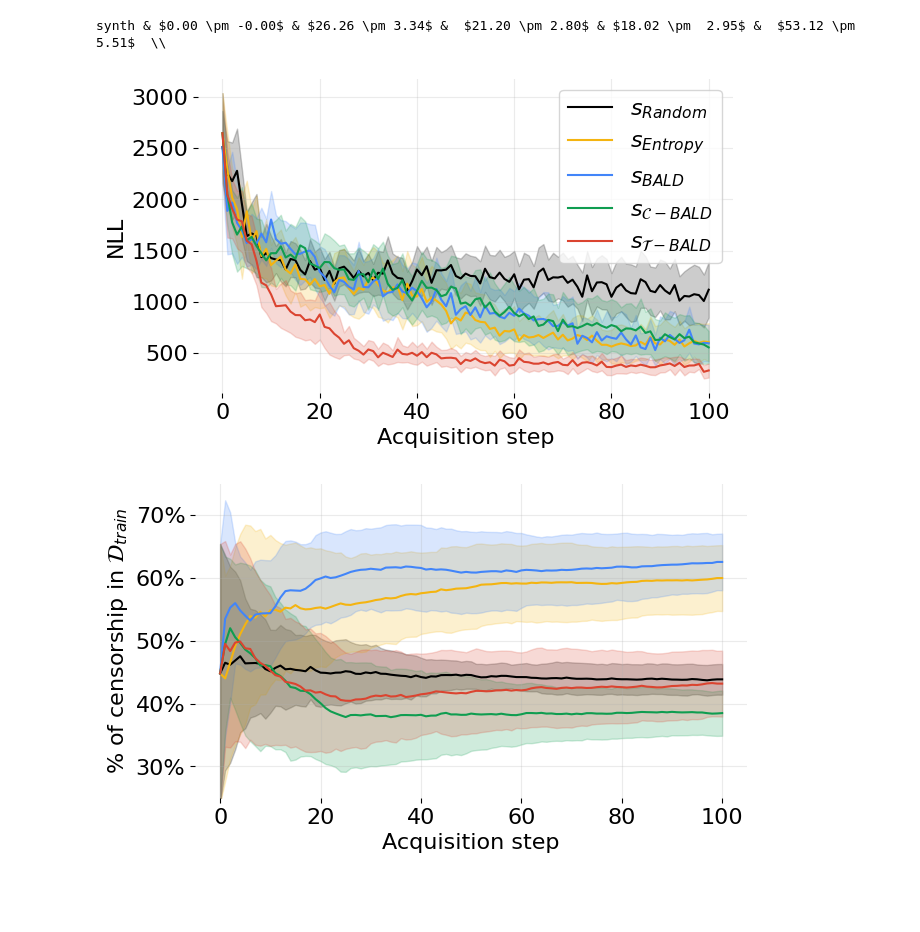
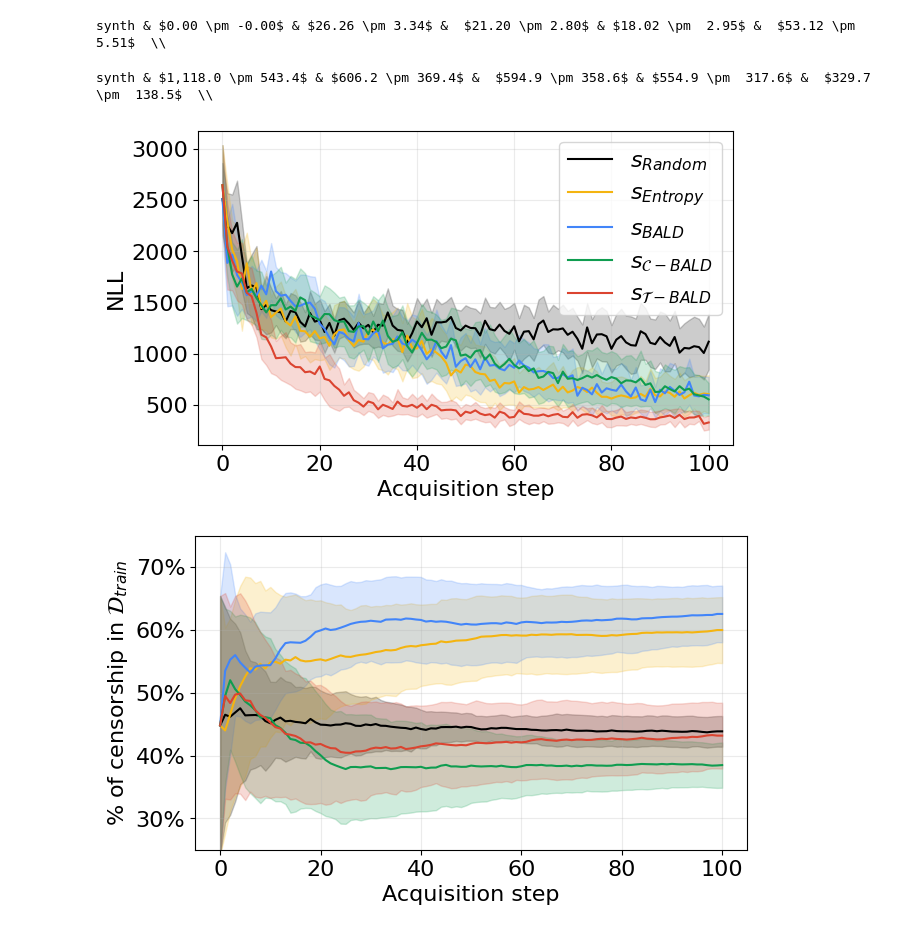
Before and after one commit to fbohu/Censored-Active-Learning, a Jupyter notebook: eval.ipynb, the cells around one changed output. Cells and saved outputs as stored; diff of their text form; code cells hidden in the pictures; blank space fills up the shorter version.

```diff
--- a/eval.ipynb
+++ b/eval.ipynb
@@ -254,3 +271,38 @@ whas & 256 & 3 & $0.00 \pm -0.00$ & $-1.64 \pm 0.29$ &  $4.44 \pm 0.43$ & $18.39
 whas & 64 & 4 & $0.00 \pm 0.00$ & $-9.15 \pm 0.29$ &  $-11.12 \pm 0.31$ & $-15.69 \pm  0.37$ &  $-23.44 \pm  0.26$  \\
 whas & 128 & 4 & $0.00 \pm -0.00$ & $-0.65 \pm 0.74$ &  $0.77 \pm 0.76$ & $-7.07 \pm  0.99$ &  $-21.37 \pm  0.54$  \\
 whas & 256 & 4 & $0.00 \pm -0.00$ & $0.04 \pm 0.60$ &  $-3.51 \pm 0.63$ & $18.04 \pm  1.30$ &  $5.86 \pm  1.23$  \\
+# %%
+dataset = 'breastMSK'
+layers = [2, 3,4]
+size = [64,128,256]
+for l in layers:
+    for s in size:
+        with open('results/'+dataset+'/random-'+str(s) + str(l) +'.pickle', 'rb') as handle:
+            random = pickle.load(handle)
+
+        with open('results/'+dataset+'/bald-'+str(s) + str(l) +'.pickle', 'rb') as handle:
+            bald = pickle.load(handle)
+
+        with open('results/'+dataset+'/cbald-'+str(s) + str(l) +'.pickle', 'rb') as handle:
+            cbald = pickle.load(handle)
+
+        with open('results/'+dataset+'/duobald-'+str(s) + str(l) +'.pickle', 'rb') as handle:
+            duobald = pickle.load(handle)
+
+        with open('results/'+dataset+'/unc-'+str(s) + str(l) +'.pickle', 'rb') as handle:
+            unc = pickle.load(handle)
+
+        rand_perf =np.mean(random['model_perf'],axis=0)[-1]
+        unc_perf =np.mean(unc['model_perf'],axis=0)[-1]
+        cbald_perf =np.mean(cbald['model_perf'],axis=0)[-1]
+        bald_perf = np.mean(bald['model_perf'],axis=0)[-1]
+        duobald_perf= np.mean(duobald['model_perf'],axis=0)[-1]
+
+        rand_unc = np.std(random['model_perf'],axis=0)[-1]
+        unc_unc = np.std(unc['model_perf'],axis=0)[-1]
+        bald_unc = np.std(bald['model_perf'],axis=0)[-1]
+        cbald_unc = np.std(cbald['model_perf'],axis=0)[-1]
+        duobald_unc = np.std(duobald['model_perf'],axis=0)[-1]
+        #print(dataset + " & " + model_size + "&" + "0.0" + " & "+  str(bald_perf)+" & "+  str(cbald_perf)+" & "+  str(duobald_perf))
+        print(dataset + " & " + str(s) + " & " + str(l) + " & " + "${:,.1f} \pm {:,.1f}$ & ${:,.1f} \pm {:,.1f}$ &  ${:,.1f} \pm {:,.1f}$ & ${:,.1f} \pm  {:,.1f}$ &  ${:,.1f} \pm  {:,.1f}$  \\\\".format(rand_perf, rand_unc, unc_perf, unc_unc, bald_perf, bald_unc,cbald_perf,cbald_unc, duobald_perf,duobald_unc))
+#print(dataset + " & " + "${:,.2f} \pm {:,.2f}$ & ${:,.2f} \pm {:,.2f}$ &  ${:,.2f} \pm {:,.2f}$ & ${:,.2f} \pm  {:,.2f}$ &  ${:,.2f} \pm  {:,.2f}$  \\\\".format(rand_perf, rand_unc, unc_perf, unc_unc, bald_perf, bald_unc,cbald_perf,cbald_unc, duobald_perf,duobald_unc))
@@ -312,6 +374,22 @@ print(dataset + " & " + "${:,.2f} \pm {:,.2f}$ & ${:,.2f} \pm {:,.2f}$ &  ${:,.2
 #print(dataset + " & synth & - & " + "0.0 & ${:,.2f} \pm {:,.2f}$ &  ${:,.2f} \pm  {:,.2f}$ &  ${:,.2f} \pm  {:,.2f}$  \\\\".format(bald_perf, bald_unc, cbald_perf,cbald_unc, duobald_perf,duobald_unc))
 # %% [output]
 synth & $0.00 \pm -0.00$ & $26.26 \pm 3.34$ &  $21.20 \pm 2.80$ & $18.02 \pm  2.95$ &  $53.12 \pm  5.51$  \\
+# %%
+rand_perf =np.mean(random['model_perf'],axis=0)[-1]
+unc_perf =np.mean(unc['model_perf'],axis=0)[-1]
+cbald_perf =np.mean(cbald['model_perf'],axis=0)[-1]
+bald_perf = np.mean(bald['model_perf'],axis=0)[-1]
+duobald_perf= np.mean(duobald['model_perf'],axis=0)[-1]
+
+rand_unc = np.std(random['model_perf'],axis=0)[-1]
+unc_unc = np.std(unc['model_perf'],axis=0)[-1]
+bald_unc = np.std(bald['model_perf'],axis=0)[-1]
+cbald_unc = np.std(cbald['model_perf'],axis=0)[-1]
+duobald_unc = np.std(duobald['model_perf'],axis=0)[-1]
+print(dataset + " & " +  "${:,.1f} \pm {:,.1f}$ & ${:,.1f} \pm {:,.1f}$ &  ${:,.1f} \pm {:,.1f}$ & ${:,.1f} \pm  {:,.1f}$ &  ${:,.1f} \pm  {:,.1f}$  \\\\".format(rand_perf, rand_unc, unc_perf, unc_unc, bald_perf, bald_unc,cbald_perf,cbald_unc, duobald_perf,duobald_unc))
+        #print(dataset + " & " + model_size + "&" + "0.0" + " & "+  str(bald_perf)+" & "+  str(cbald_perf)+" & "+  str(duobald_perf))
+# %% [output]
+synth & $1,118.0 \pm 543.4$ & $606.2 \pm 369.4$ &  $594.9 \pm 358.6$ & $554.9 \pm  317.6$ &  $329.7 \pm  138.5$  \\
 # %%
 plt.style.use('default')
 plt.rcParams.update({'font.size': 16})
@@ -327,38 +405,38 @@ plt.plot(np.mean(duobald['model_perf'],axis=0), label=r'$s_{\mathcal{T}-BALD}$',
 #plt.plot(np.mean(gaussbald['model_perf'],axis=0),label='avg')
 #plt.plot(np.mean(avg['model_perf'],axis=0),label='avg')
 #plt.plot(np.mean(classbald['model_perf'],axis=0),label='class')
 
 plt.fill_between(np.arange(random['model_perf'].shape[-1]), y1 = np.mean(random['model_perf'], axis=0)-0.5*np.std(random['model_perf'], axis=0),
                                                     y2 = np.mean(random['model_perf'], axis=0)+0.5*np.std(random['model_perf'], axis=0),alpha=0.20, color='black')
 plt.fill_between(np.arange(unc['model_perf'].shape[-1]), y1 = np.mean(unc['model_perf'], axis=0)-0.5*np.std(unc['model_perf'], axis=0),
                                                     y2 = np.mean(unc['model_perf'], axis=0)+0.5*np.std(unc['model_perf'], axis=0),alpha=0.2, color='#F4B410')
 
 plt.fill_between(np.arange(bald['model_perf'].shape[-1]), y1 = np.mean(bald['model_perf'], axis=0)-0.5*np.std(bald['model_perf'], axis=0),
                                                     y2 = np.mean(bald['model_perf'], axis=0)+0.5*np.std(bald['model_perf'], axis=0),alpha=0.2, color='#4285F9')
 plt.fill_between(np.arange(cbald['model_perf'].shape[-1]), y1 = np.mean(cbald['model_perf'], axis=0)-0.5*np.std(cbald['model_perf'], axis=0),
                                                     y2 = np.mean(cbald['model_perf'], axis=0)+0.5*np.std(cbald['model_perf'], axis=0),alpha=0.2, color='#0F9D50')
 #plt.fill_between(np.arange(avg['model_perf'].shape[-1]), y1 = np.mean(avg['model_perf'], axis=0)-np.std(avg['model_perf'], axis=0),
 #                                                    y2 = np.mean(avg['model_perf'], axis=0)+np.std(avg['model_perf'], axis=0),alpha=0.50)
 #plt.fill_between(np.arange(classbald['model_perf'].shape[-1]), y1 = np.mean(classbald['model_perf'], axis=0)-np.std(cbald['model_perf'], axis=0),
 #                                                    y2 = np.mean(classbald['model_perf'], axis=0)+np.std(classbald['model_perf'], axis=0),alpha=0.50)
 
 plt.fill_between(np.arange(duobald['model_perf'].shape[-1]), y1 = np.mean(duobald['model_perf'], axis=0)-0.5*np.std(duobald['model_perf'], axis=0),
                                                     y2 = np.mean(duobald['model_perf'], axis=0)+0.5*np.std(duobald['model_perf'], axis=0),alpha=0.2, color='#DB4430')
 #plt.title("Synthetic 1D dataset")
 plt.xlabel("Acquisition step")
 plt.ylabel("NLL")
 ax.grid(alpha=0.25)
 ax.legend(loc='upper right')
 #ax.get_xaxis().set_visible(False)
 #ax.get_yaxis().set_visible(False)
-ax.spines['top'].set_visible(False)
-ax.spines['right'].set_visible(False)
-ax.spines['bottom'].set_visible(False)
-ax.spines['left'].set_visible(False)
+#ax.spines['top'].set_visible(False)
+#ax.spines['right'].set_visible(False)
+#ax.spines['bottom'].set_visible(False)
+#ax.spines['left'].set_visible(False)
 plt.tight_layout()
 plt.savefig(dataset + "_performance.pdf")
 # %% [output]
-[figure, old version]
+[figure, new version]
 # %%
 plt.style.use('default')
 plt.rcParams.update({'font.size': 16})
@@ -391,10 +469,10 @@ plt.fill_between(np.arange(duobald['censored'].shape[-1]), y1 = np.mean(duobald[
 #plt.title("Synthetic 1D dataset")
 plt.xlabel("Acquisition step")
 plt.ylabel(r'% of censorship in $\mathcal{D}_{train}$')
-ax.spines['top'].set_visible(False)
-ax.spines['right'].set_visible(False)
-ax.spines['bottom'].set_visible(False)
-ax.spines['left'].set_visible(False)
+#ax.spines['top'].set_visible(False)
+#ax.spines['right'].set_visible(False)
+#ax.spines['bottom'].set_visible(False)
+#ax.spines['left'].set_visible(False)
 plt.tight_layout()
 plt.ylim(0.25, 0.75)
 plt.grid(alpha=0.25)
@@ -404,7 +482,7 @@ plt.savefig(dataset+"_censorship.pdf")
 plt.show()
 #plt.plot(np.mean(cbald_m['model_perf'],axis=0))
 # %% [output]
-[figure, old version]
+[figure, new version]
 # %%
 dataset = 'credit_risk'
 layers = [3]
```
Also changed, not shown: parts of 7 cells of this notebook, 10 other files.
